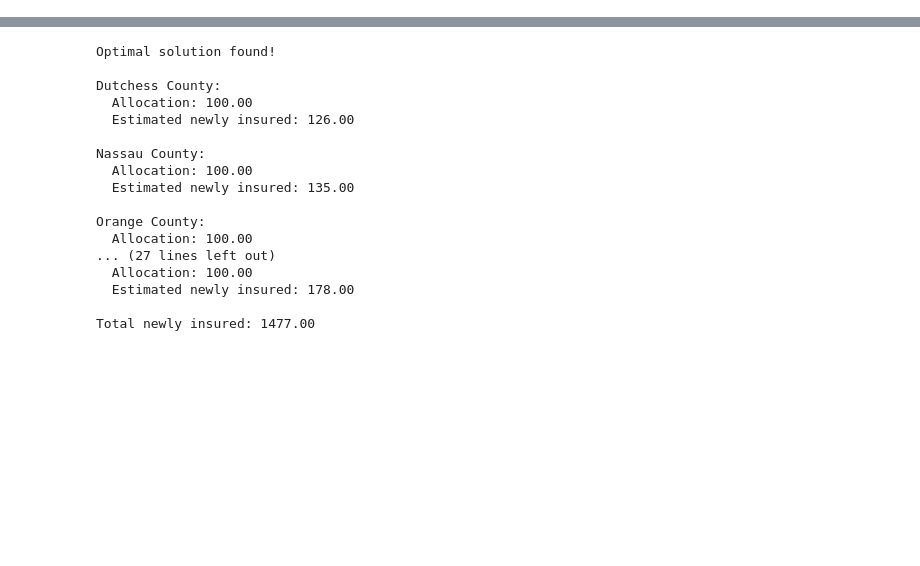
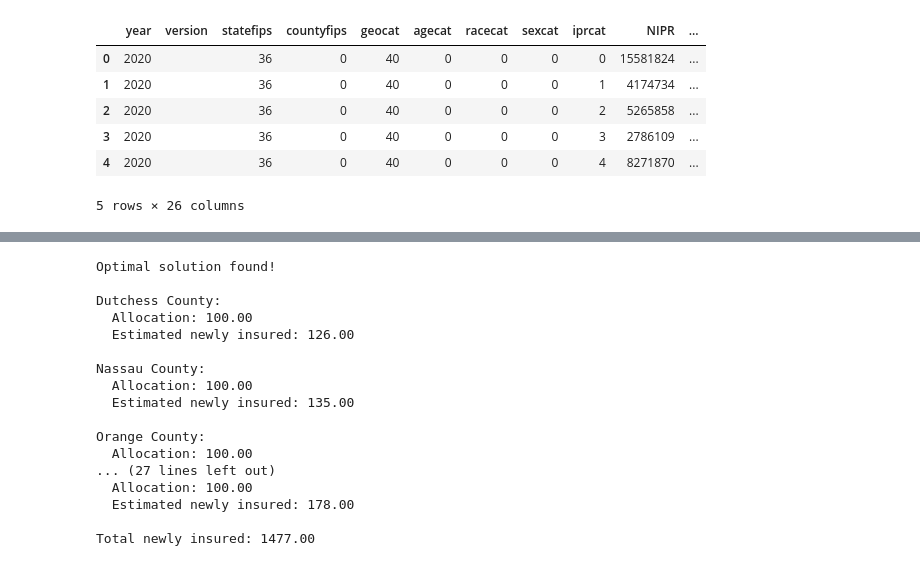
Before and after one commit to Rodriguez-Juan-S/ORIE4820_Project, a Jupyter notebook: ORIE_4820_Capstone.ipynb, the cells around one changed output, grey strips where cells are left out. Drawn from its saved outputs; the diff is of its cells as text; code cells hidden in the pictures; blank space fills up the shorter version.

```diff
--- a/ORIE_4820_Capstone.ipynb
+++ b/ORIE_4820_Capstone.ipynb
@@ -25,0 +12,10 @@ df = pd.read_csv("NewYork_SAHIE_PivotTable.csv")
+# %%
+df.head()
+# %% [output]
+|  | year | version | statefips | countyfips | geocat | agecat | racecat | sexcat | iprcat | NIPR | ... |
+| 0 | 2020 |  | 36 | 0 | 40 | 0 | 0 | 0 | 0 | 15581824 | ... |
+| 1 | 2020 |  | 36 | 0 | 40 | 0 | 0 | 0 | 1 | 4174734 | ... |
+| 2 | 2020 |  | 36 | 0 | 40 | 0 | 0 | 0 | 2 | 5265858 | ... |
+| 3 | 2020 |  | 36 | 0 | 40 | 0 | 0 | 0 | 3 | 2786109 | ... |
+| 4 | 2020 |  | 36 | 0 | 40 | 0 | 0 | 0 | 4 | 8271870 | ... |
+5 rows × 26 columns
```
Also changed, not shown: parts of 8 cells of this notebook, 1 other file.
